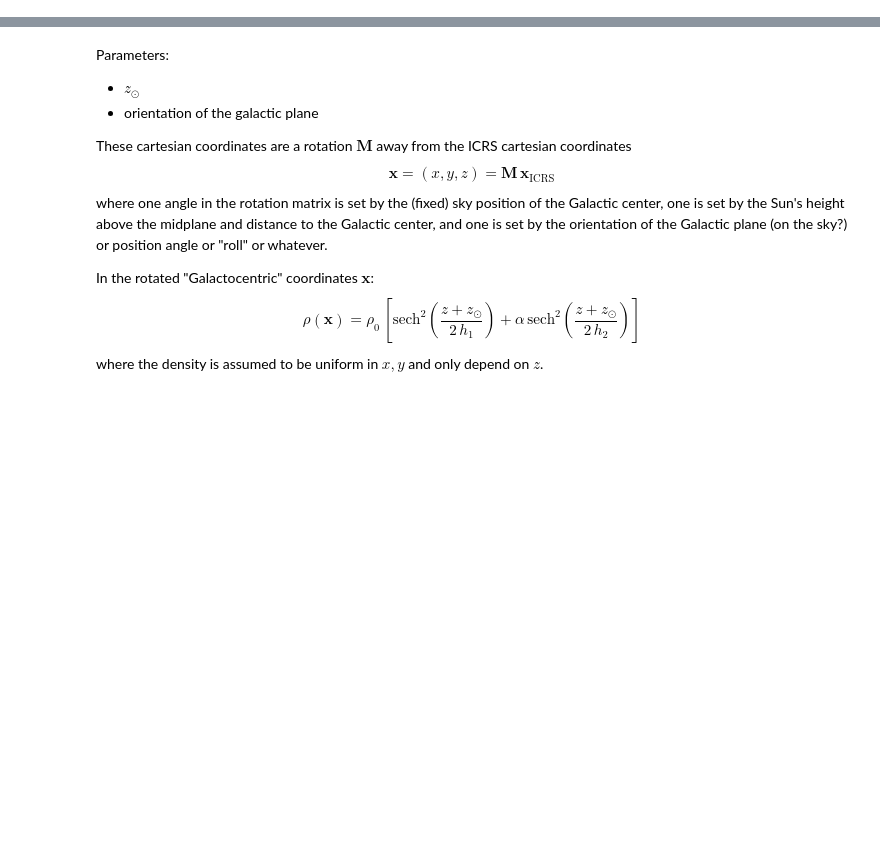
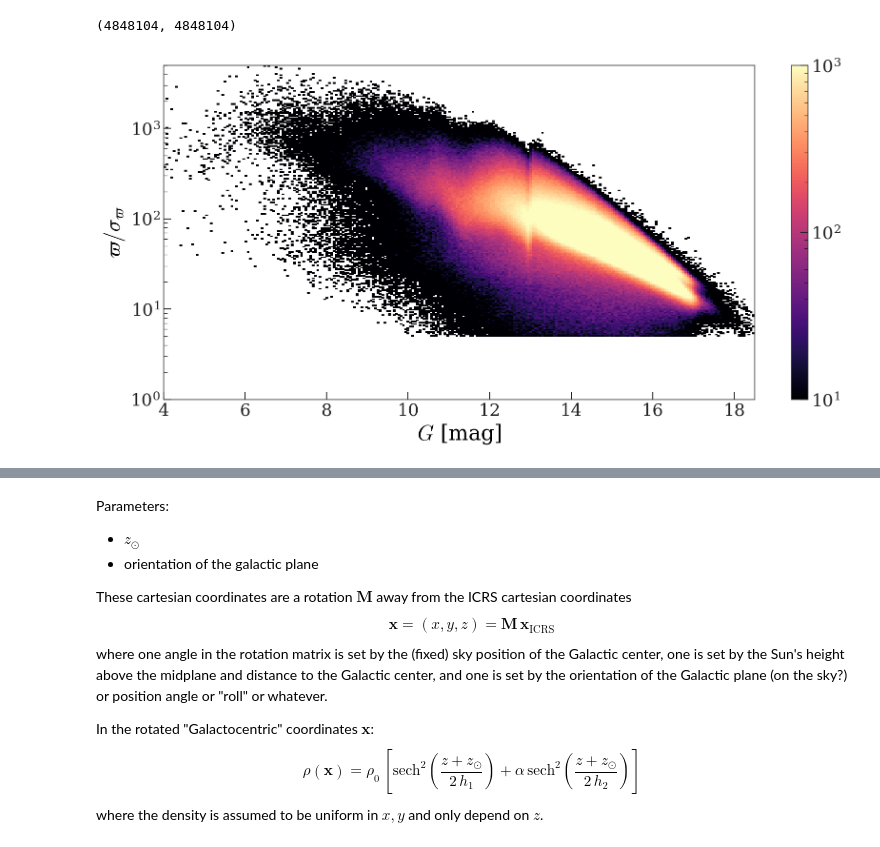
Before and after one commit to adrn/solar-velocity, a Jupyter notebook: notebooks/Midplane.ipynb, the cells around one changed output, grey strips where cells are left out. Cells and saved outputs as stored; diff of their text form; code cells hidden in the pictures; blank space fills up the shorter version.

```diff
--- a/notebooks/Midplane.ipynb
+++ b/notebooks/Midplane.ipynb
@@ -87,11 +106,28 @@ fig.tight_layout()
 # %%
 mask = (
-    b_mask &
     cmd_mask
 )
-b_mask.sum(), cmd_mask.sum(), mask.sum()
+cmd_mask.sum(), mask.sum()
+# %% [output]
+(4848104, 4848104)
 # %%
 ms_g = g[mask]
+# %%
+plt.figure(figsize=(12, 6))
+plt.hist2d(
+    ms_g.phot_g_mean_mag.value,
+    ms_g.parallax.value / ms_g.parallax_error.value,
+    bins=(np.linspace(4, 18.5, 256),
+          np.geomspace(1, 5e3, 256)),
+    norm=mpl.colors.LogNorm(vmin=10, vmax=1e3)
+)
+plt.colorbar()
+plt.yscale('log')
+plt.xlabel('$G$ [mag]')
+plt.ylabel(r'$\varpi / \sigma_\varpi$')
+plt.tight_layout()
+# %% [output]
+[figure, added]
 # %%
 gal = ms_g.skycoord.galactic
 x, y, z = gal.represent_as('cartesian').xyz.to_value(u.kpc)
```
Also changed, not shown: parts of 23 cells of this notebook, 3 other files.
